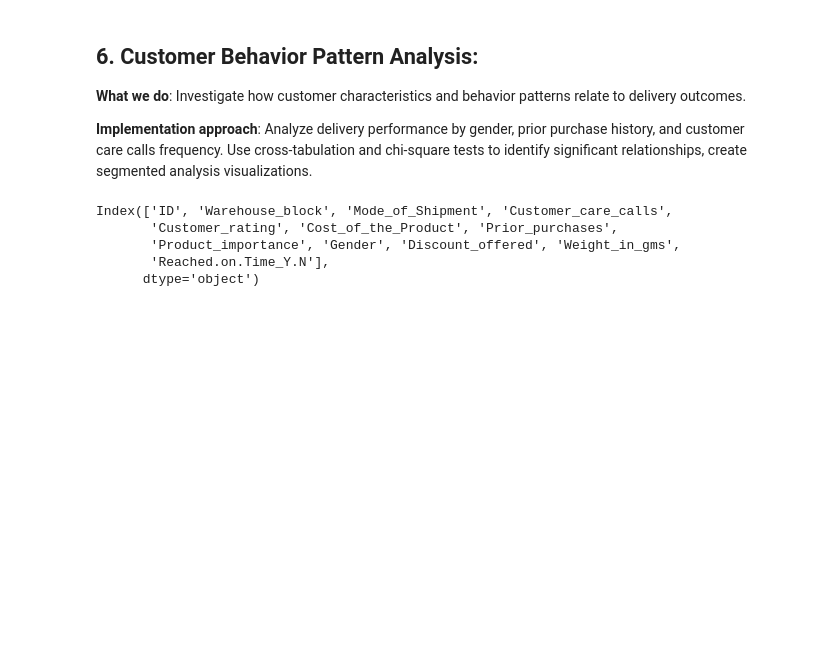
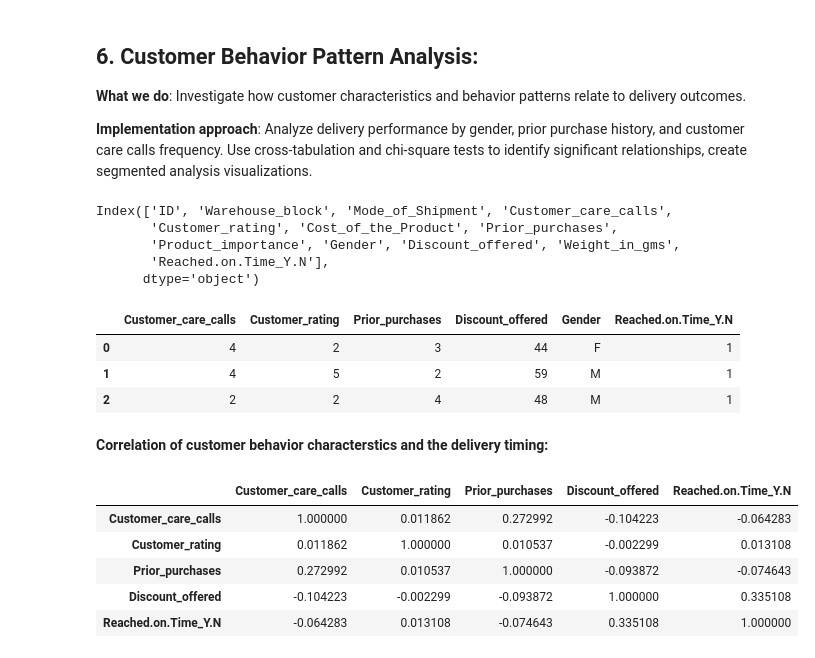
Before and after one commit to rajesh-coventry/Projects, a Jupyter notebook: 02_Data_Visuallization/05_E-Commerce_Shipping/01_delivery_performance_optimization.ipynb, the cells around one changed output. Saved outputs shown, nothing was run; the diff lists cells and outputs as text; code cells hidden in the pictures; blank space fills up the shorter version.

```diff
--- a/02_Data_Visuallization/05_E-Commerce_Shipping/01_delivery_performance_optimization.ipynb
+++ b/02_Data_Visuallization/05_E-Commerce_Shipping/01_delivery_performance_optimization.ipynb
@@ -1224,3 +1224,24 @@ Index(['ID', 'Warehouse_block', 'Mode_of_Shipment', 'Customer_care_calls',
        'Product_importance', 'Gender', 'Discount_offered', 'Weight_in_gms',
        'Reached.on.Time_Y.N'],
       dtype='object')
+# %%
+# columns relating to customers behavior and characterstics:
+cus_car= data[["Customer_care_calls", "Customer_rating", "Prior_purchases", "Discount_offered", "Gender", "Reached.on.Time_Y.N"]]
+cus_car.head(3)
+# %% [output]
+|  | Customer_care_calls | Customer_rating | Prior_purchases | Discount_offered | Gender | Reached.on.Time_Y.N |
+| 0 | 4 | 2 | 3 | 44 | F | 1 |
+| 1 | 4 | 5 | 2 | 59 | M | 1 |
+| 2 | 2 | 2 | 4 | 48 | M | 1 |
+# %% [markdown]
+**Correlation of customer behavior characterstics and the delivery timing:**
+# %%
+coro= cus_car.select_dtypes(include=['int64', 'float64']).corr(method= "spearman")
+coro
+# %% [output]
+|  | Customer_care_calls | Customer_rating | Prior_purchases | Discount_offered | Reached.on.Time_Y.N |
+| Customer_care_calls | 1.000000 | 0.011862 | 0.272992 | -0.104223 | -0.064283 |
+| Customer_rating | 0.011862 | 1.000000 | 0.010537 | -0.002299 | 0.013108 |
+| Prior_purchases | 0.272992 | 0.010537 | 1.000000 | -0.093872 | -0.074643 |
+| Discount_offered | -0.104223 | -0.002299 | -0.093872 | 1.000000 | 0.335108 |
+| Reached.on.Time_Y.N | -0.064283 | 0.013108 | -0.074643 | 0.335108 | 1.000000 |
```
Also changed, not shown: parts of 3 cells of this notebook.
